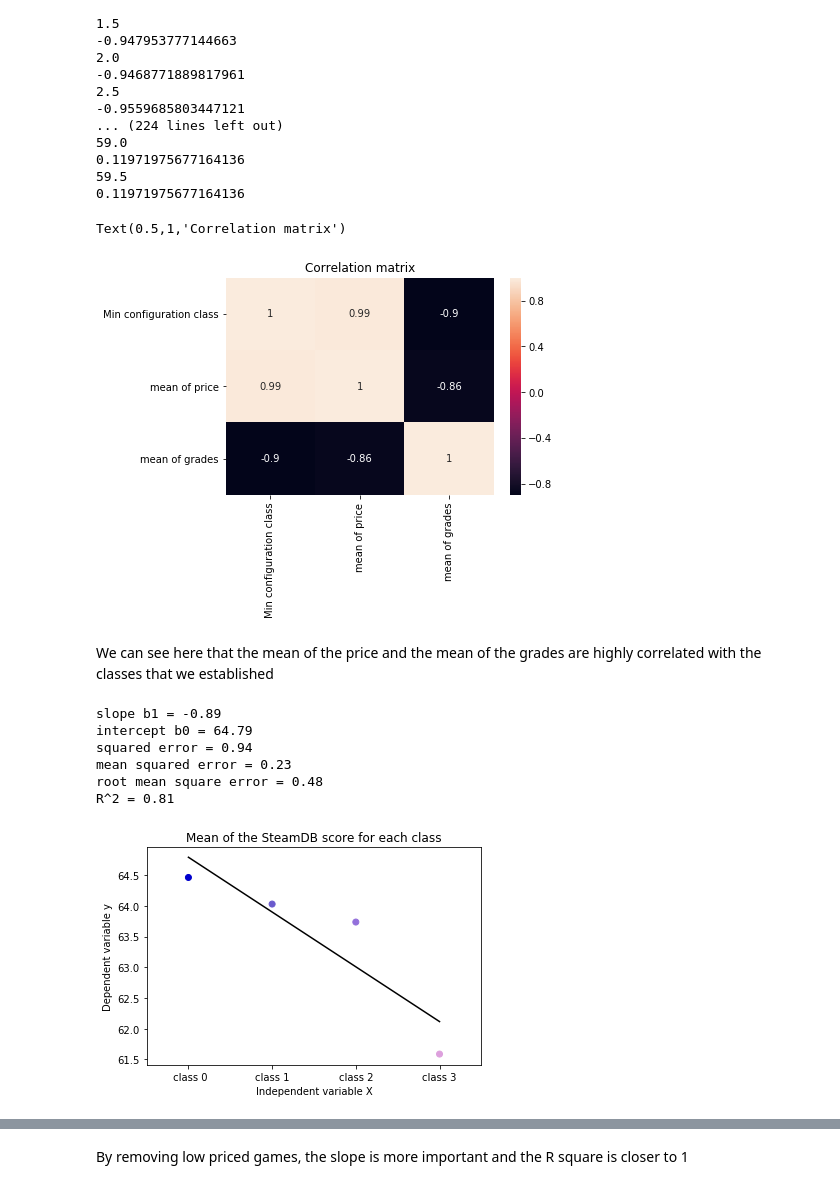
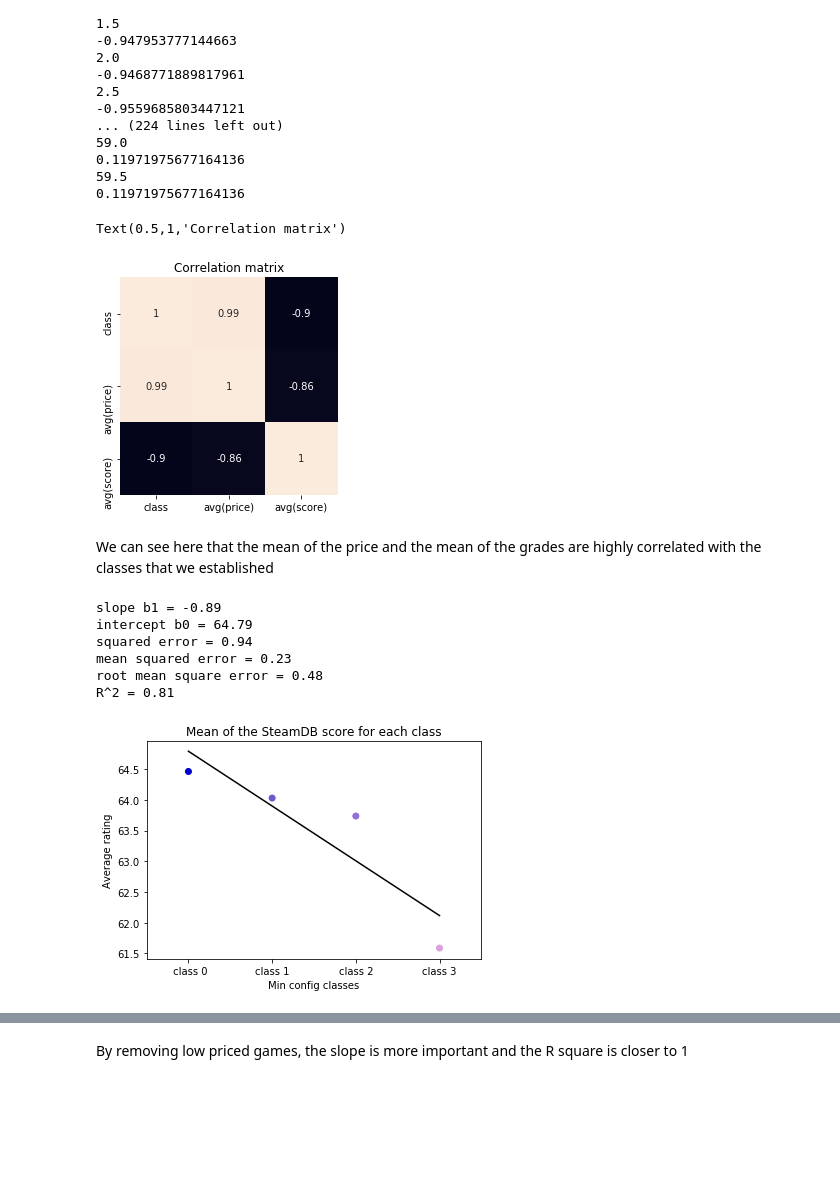
Before and after one commit to gregbellan/MODS203, a Jupyter notebook: Data_Analysis.ipynb, the cells around one changed output, grey strips where cells are left out. Cells and saved outputs as stored; diff of their text form; code cells hidden in the pictures; blank space fills up the shorter version.

```diff
--- a/Data_Analysis.ipynb
+++ b/Data_Analysis.ipynb
@@ -4,7 +4,7 @@ import numpy as np
 import matplotlib.pyplot as plt
 import seaborn as sn
 
-df = pd.read_csv('formated_data_new.csv')
+df = pd.read_csv('formated_data_new.csv').drop("Positive rate in reviews in %", axis = 1)
 df.head(5)
 # %% [output]
 |  | Game ID | Genres | Developers | Publishers | Release date | Current price in € | Number of reviews | ... |
@@ -421,15 +449,16 @@ for p in np.arange(0,60,0.5):
 # %%
 data = {'Min configuration class':  [0,1,2,3],
         'mean of price': [np.mean(df[df['Min configuration class']==i]['Current price in €']) for i in range(0,4)],
         'mean of grades': [np.mean(df[df['Min configuration class']==i]['SteamDB score in %']) for i in range(0,4)]
         }
 mean_table = pd.DataFrame(data, columns=['Min configuration class','mean of price','mean of grades'])
 
 corrMatrix = mean_table[['Min configuration class','mean of price','mean of grades']].corr()
-sn.heatmap(corrMatrix, annot=True).set_title("Correlation matrix")
+
+sn.heatmap(corrMatrix, annot=True, cbar=False, square=True, xticklabels = ["class", "avg(price)", "avg(score)"], yticklabels = ["class", "avg(price)", "avg(score)"]).set_title("Correlation matrix")
 # %% [output]
 Text(0.5,1,'Correlation matrix')
-[figure, old version]
+[figure, new version]
 # %% [markdown]
 We can see here that the mean of the price and the mean of the grades are highly correlated with the classes that we established
 # %%
@@ -458,8 +487,8 @@ b0 = y_mean-b1*x_mean
 print('slope b1 =',  round(b1,2))
 print('intercept b0 =',  round(b0,2))
 
-plt.xlabel('Independent variable X')
-plt.ylabel('Dependent variable y')
+plt.xlabel('Min config classes')
+plt.ylabel('Average rating')
 
 y_pred = b1 * x + b0
 
@@ -486,7 +515,7 @@ squared error = 0.94
 mean squared error = 0.23
 root mean square error = 0.48
 R^2 = 0.81
-[figure, old version]
+[figure, new version]
 # %%
 figure = plt.figure()
 axes = figure.add_subplot(111)
```
Also changed, not shown: parts of 6 cells of this notebook.
